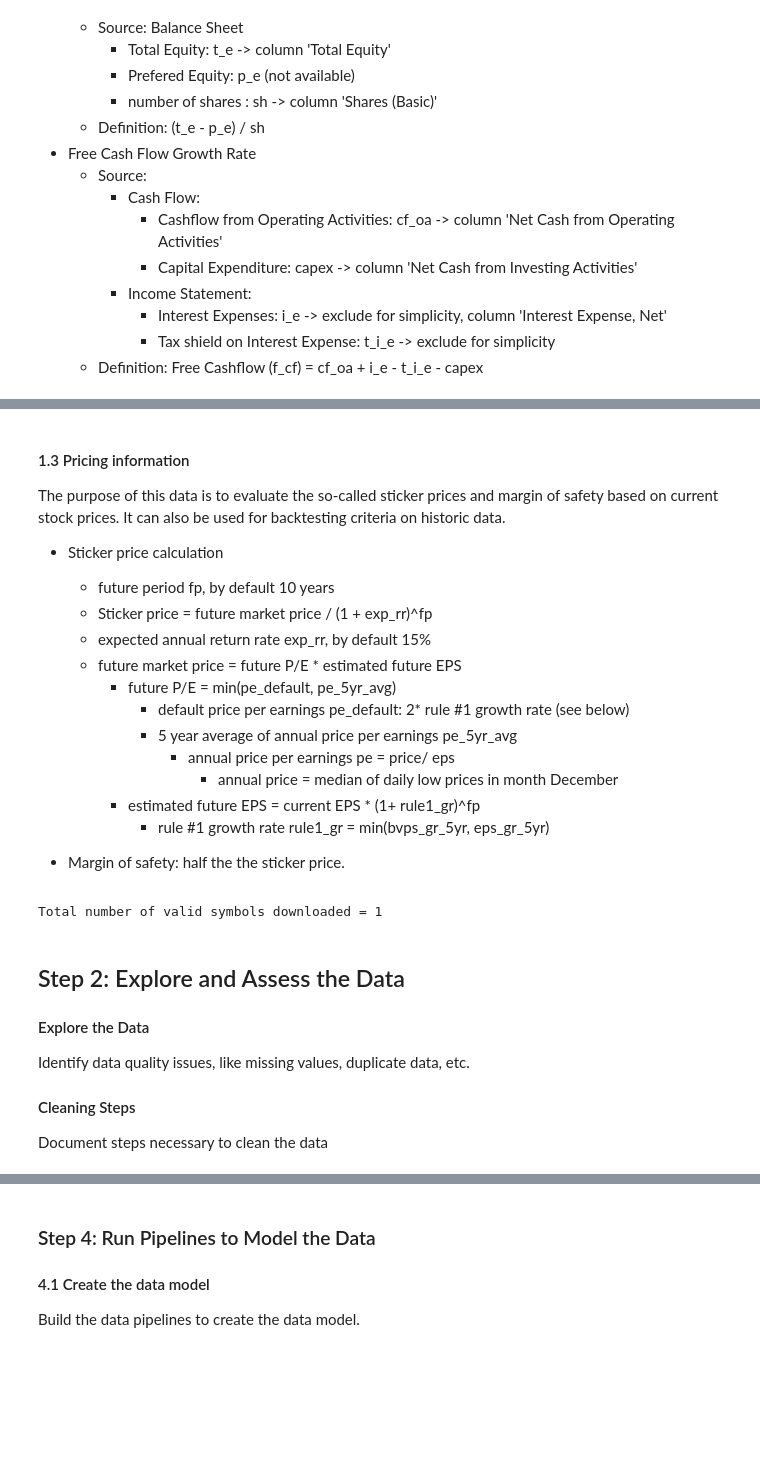
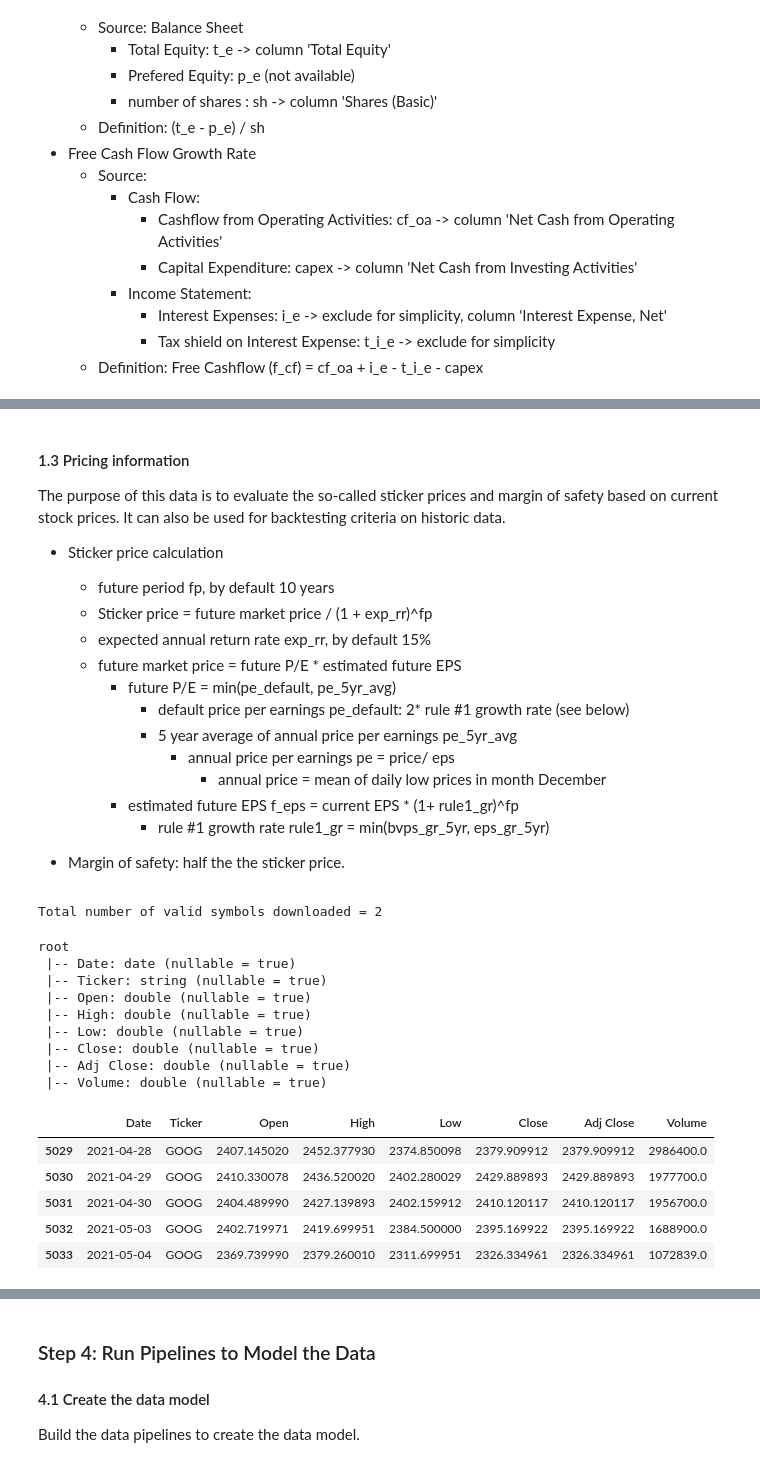
Before and after one commit to bofflord/stock-screener, a Jupyter notebook: src/capstone_stockscreener.ipynb, the cells around one changed output, grey strips where cells are left out. Saved outputs shown, nothing was run; the diff lists cells and outputs as text; code cells hidden in the pictures; blank space fills up the shorter version.

```diff
--- a/src/capstone_stockscreener.ipynb
+++ b/src/capstone_stockscreener.ipynb
@@ -18,0 +24,6 @@ import simfin as sf
+# %%
+import pyspark
+from pyspark.sql import SparkSession
+spark = SparkSession.builder.getOrCreate()
+df = spark.sql("select 'spark' as hello ")
+df.show()
@@ -197,8 +239,8 @@ The purpose of this data is to evaluate the so-called sticker prices and margin
             - default price per earnings pe_default: 2* rule #1 growth rate (see below)
             - 5 year average of annual price per earnings pe_5yr_avg
                 - annual price per earnings pe = price/ eps
-                    - annual price = median of daily low prices in month December
-        - estimated future EPS = current EPS * (1+ rule1_gr)^fp
+                    - annual price = mean of daily low prices in month December
+        - estimated future EPS f_eps = current EPS * (1+ rule1_gr)^fp
             - rule #1 growth rate rule1_gr = min(bvps_gr_5yr, eps_gr_5yr)
 
 - Margin of safety: half the the sticker price.
@@ -208,14 +247,25 @@ The purpose of this data is to evaluate the so-called sticker prices and margin
-# %%
-# adapt yfinance notebook to python script that downloads ticker symbols
-symbol_list = ['AAPL']
-
-download_ticker_prices(symbol_list)
-# %% [output]
-Total number of valid symbols downloaded = 1
-# %% [markdown]
-## Step 2: Explore and Assess the Data
-#### Explore the Data
-Identify data quality issues, like missing values, duplicate data, etc.
-
-#### Cleaning Steps
-Document steps necessary to clean the data
+# %%
+# Download historic stock prices for symbols
+download_ticker_prices(symbol_list)
+# %% [output]
+Total number of valid symbols downloaded = 2
+# %%
+# load ticker prices for symbols
+price_df = load_ticker_prices(spark, symbol_list)
+price_df.toPandas().tail()
+# %% [output]
+root
+ |-- Date: date (nullable = true)
+ |-- Ticker: string (nullable = true)
+ |-- Open: double (nullable = true)
+ |-- High: double (nullable = true)
+ |-- Low: double (nullable = true)
+ |-- Close: double (nullable = true)
+ |-- Adj Close: double (nullable = true)
+ |-- Volume: double (nullable = true)
+|  | Date | Ticker | Open | High | Low | Close | Adj Close | Volume |
+| 5029 | 2021-04-28 | GOOG | 2407.145020 | 2452.377930 | 2374.850098 | 2379.909912 | 2379.909912 | 2986400.0 |
+| 5030 | 2021-04-29 | GOOG | 2410.330078 | 2436.520020 | 2402.280029 | 2429.889893 | 2429.889893 | 1977700.0 |
+| 5031 | 2021-04-30 | GOOG | 2404.489990 | 2427.139893 | 2402.159912 | 2410.120117 | 2410.120117 | 1956700.0 |
+| 5032 | 2021-05-03 | GOOG | 2402.719971 | 2419.699951 | 2384.500000 | 2395.169922 | 2395.169922 | 1688900.0 |
+| 5033 | 2021-05-04 | GOOG | 2369.739990 | 2379.260010 | 2311.699951 | 2326.334961 | 2326.334961 | 1072839.0 |
```
Also changed, not shown: parts of 46 cells of this notebook, 5 other files.
